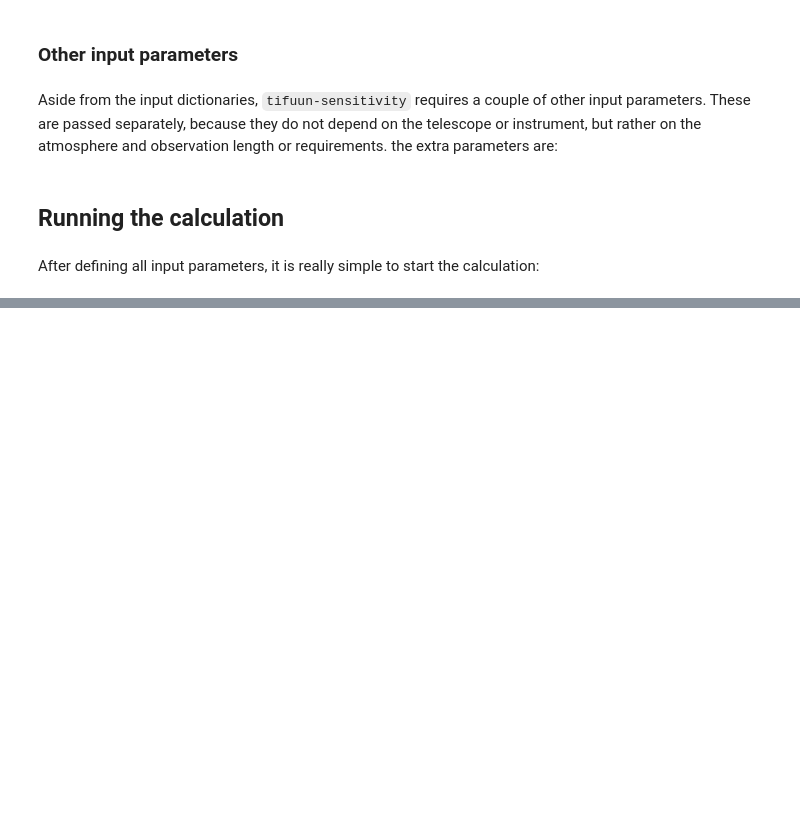
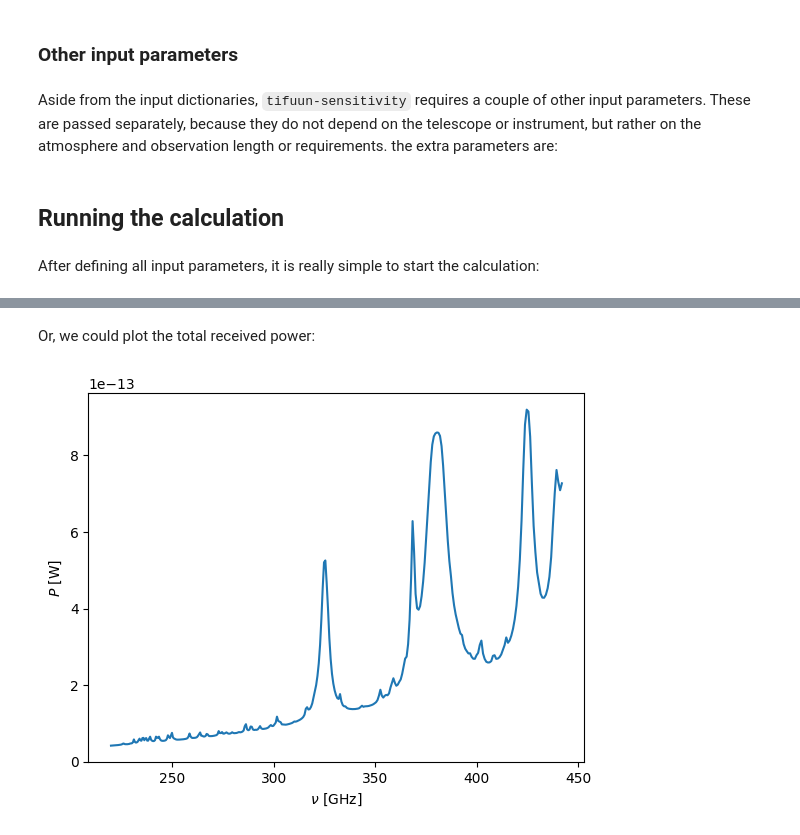
Before and after one commit to tifuun/tifuun-sensitivity, a Jupyter notebook: ipynb/tutorial.ipynb, the cells around one changed output, grey strips where cells are left out. Cells and saved outputs as stored; diff of their text form; code cells hidden in the pictures; blank space fills up the shorter version.

```diff
--- a/ipynb/tutorial.ipynb
+++ b/ipynb/tutorial.ipynb
@@ -125,0 +204,11 @@ After defining all input parameters, it is really simple to start the calculatio
+# %% [markdown]
+Or, we could plot the total received power:
+# %%
+P_KID = out_dict["P_KID"]
+
+plt.plot(F_KID, P_KID)
+plt.xlabel(r"$\nu$ [GHz]")
+plt.ylabel(r"$P$ [W]")
+plt.show()
+# %% [output]
+[figure, added]
```
Also changed, not shown: parts of 12 cells of this notebook, 1 other file.
